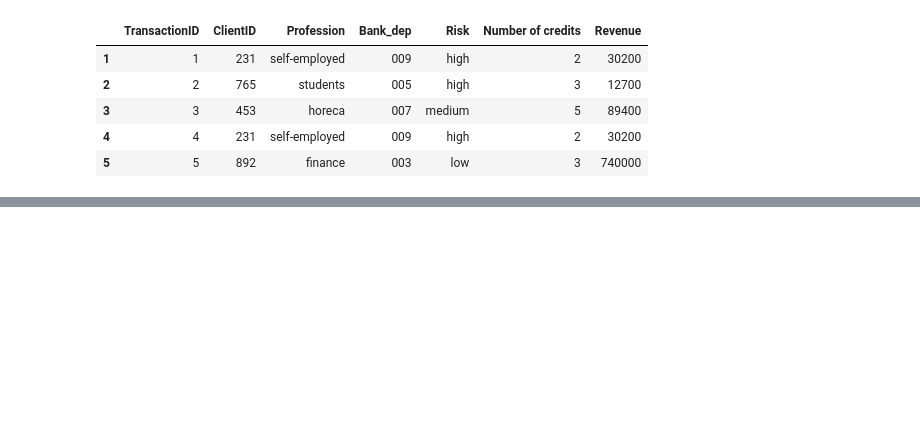
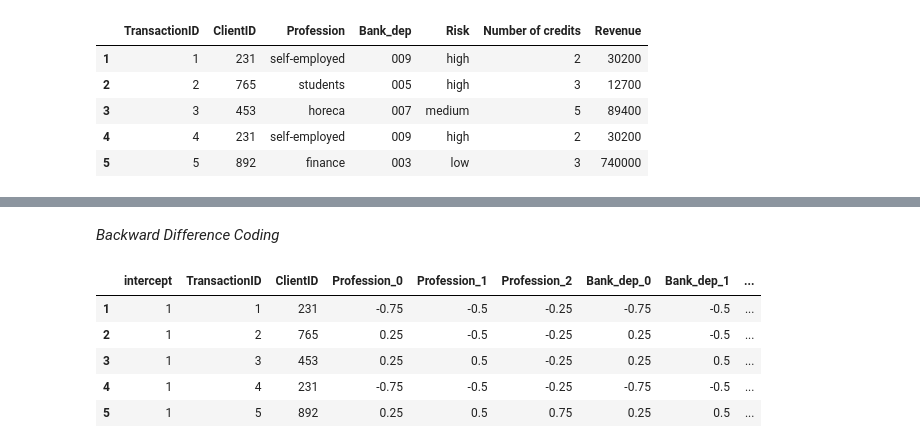
Before and after one commit to psyrgkan/DAFT_1022, a Jupyter notebook: Module_1/Lab_32_Encoding/encoding.ipynb, the cells around one changed output, grey strips where cells are left out. Drawn from its saved outputs; the diff is of its cells as text; code cells hidden in the pictures; blank space fills up the shorter version.

```diff
--- a/Module_1/Lab_32_Encoding/encoding.ipynb
+++ b/Module_1/Lab_32_Encoding/encoding.ipynb
@@ -24,0 +57,13 @@ df
+# %% [markdown]
+*Backward Difference Coding*
+# %%
+ce_bdc = ce.BackwardDifferenceEncoder(cols=enc_columns)
+ce_bdc_df = ce_bdc.fit_transform(df)
+ce_bdc_df
+# %% [output]
+|  | intercept | TransactionID | ClientID | Profession_0 | Profession_1 | Profession_2 | Bank_dep_0 | Bank_dep_1 | ... |
+| 1 | 1 | 1 | 231 | -0.75 | -0.5 | -0.25 | -0.75 | -0.5 | ... |
+| 2 | 1 | 2 | 765 | 0.25 | -0.5 | -0.25 | 0.25 | -0.5 | ... |
+| 3 | 1 | 3 | 453 | 0.25 | 0.5 | -0.25 | 0.25 | 0.5 | ... |
+| 4 | 1 | 4 | 231 | -0.75 | -0.5 | -0.25 | -0.75 | -0.5 | ... |
+| 5 | 1 | 5 | 892 | 0.25 | 0.5 | 0.75 | 0.25 | 0.5 | ... |
```
Also changed, not shown: parts of 50 cells of this notebook.
